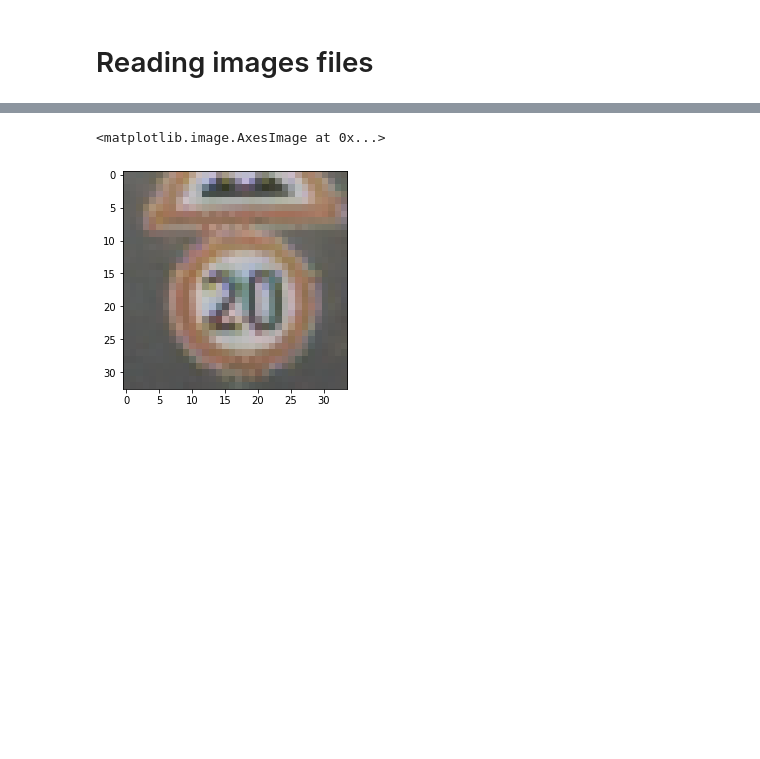
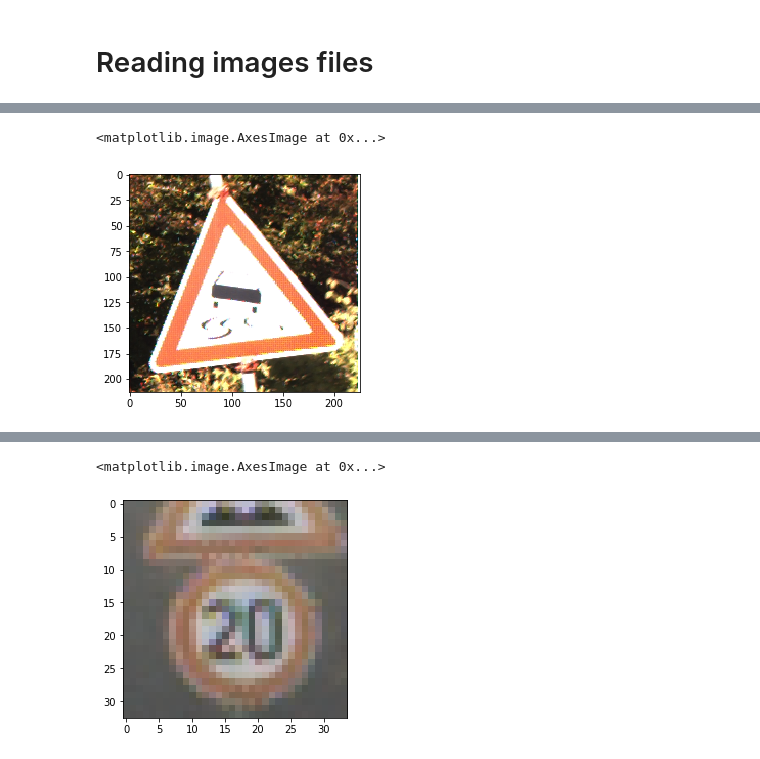
Before and after one commit to CISLos/hands-on-2022, a Jupyter notebook: notebooks/Reading_images.ipynb, the cells around one changed output, grey strips where cells are left out. Cells and saved outputs as stored; diff of their text form; code cells hidden in the pictures; blank space fills up the shorter version.

Commit message:
Add functions to read images and data about images

```diff
--- a/notebooks/Reading_images.ipynb
+++ b/notebooks/Reading_images.ipynb
@@ -5,0 +12,5 @@ import matplotlib.pyplot as plt
+# %%
+TRAINING_CSV_PATH = "../data/raw/GTSRB_Final_Training_Images/GTSRB/Final_Training/Images/*/*.csv"
+
+IMAGE_WIDTH = 30
+IMAGE_HEIGHT = IMAGE_WIDTH
@@ -5,0 +71,3 @@ import matplotlib.pyplot as plt
+# %%
+images_df = build_images_database(TRAINING_CSV_PATH)
+images_df.head()
@@ -5,0 +81,5 @@ import matplotlib.pyplot as plt
+# %%
+plt.imshow(Image.open(images_df.query("Width == 226")["path"].values[0]))
+# %% [output]
+<matplotlib.image.AxesImage at 0x...>
+[figure, added]
```
Also changed, not shown: parts of 11 cells of this notebook.
